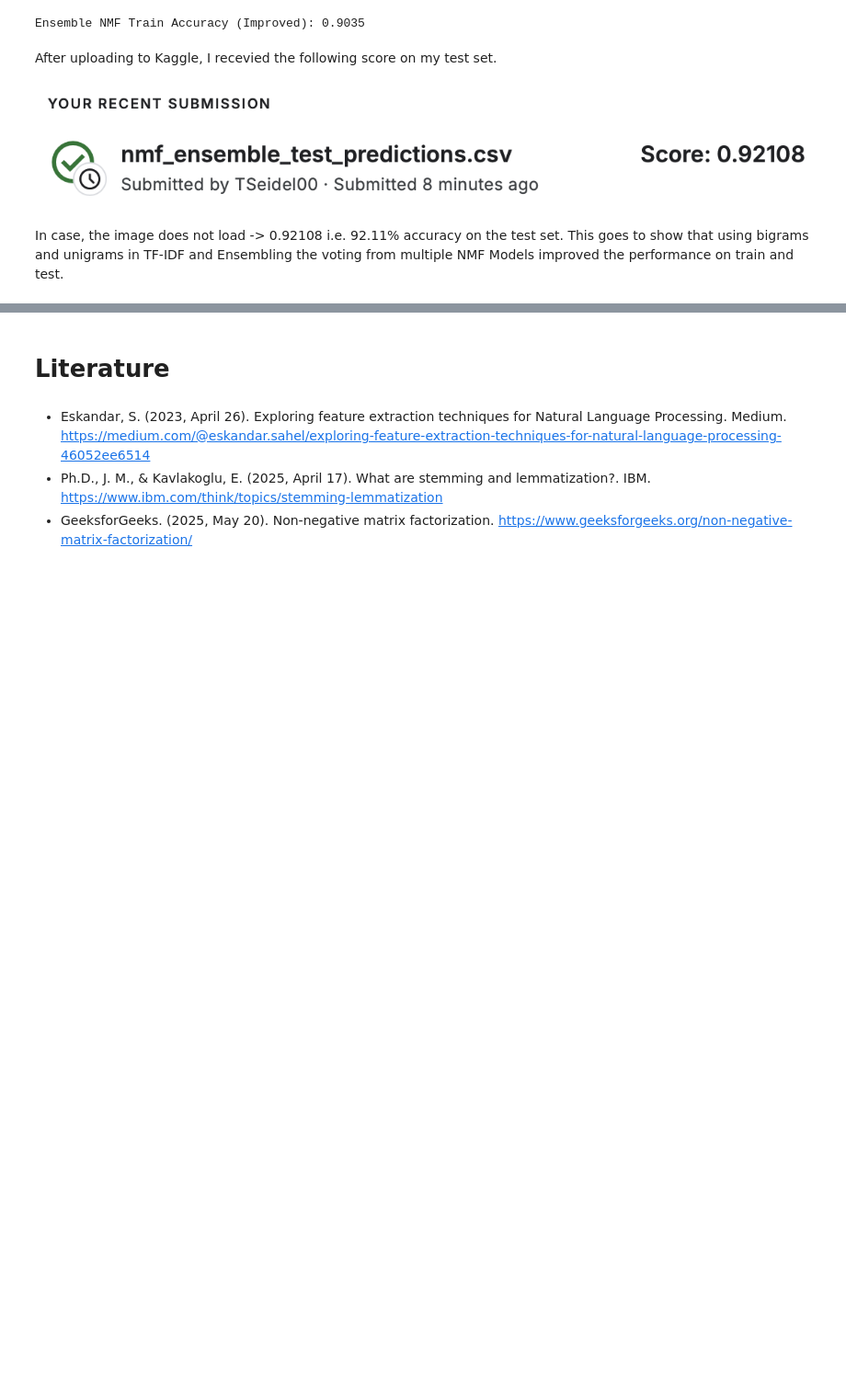
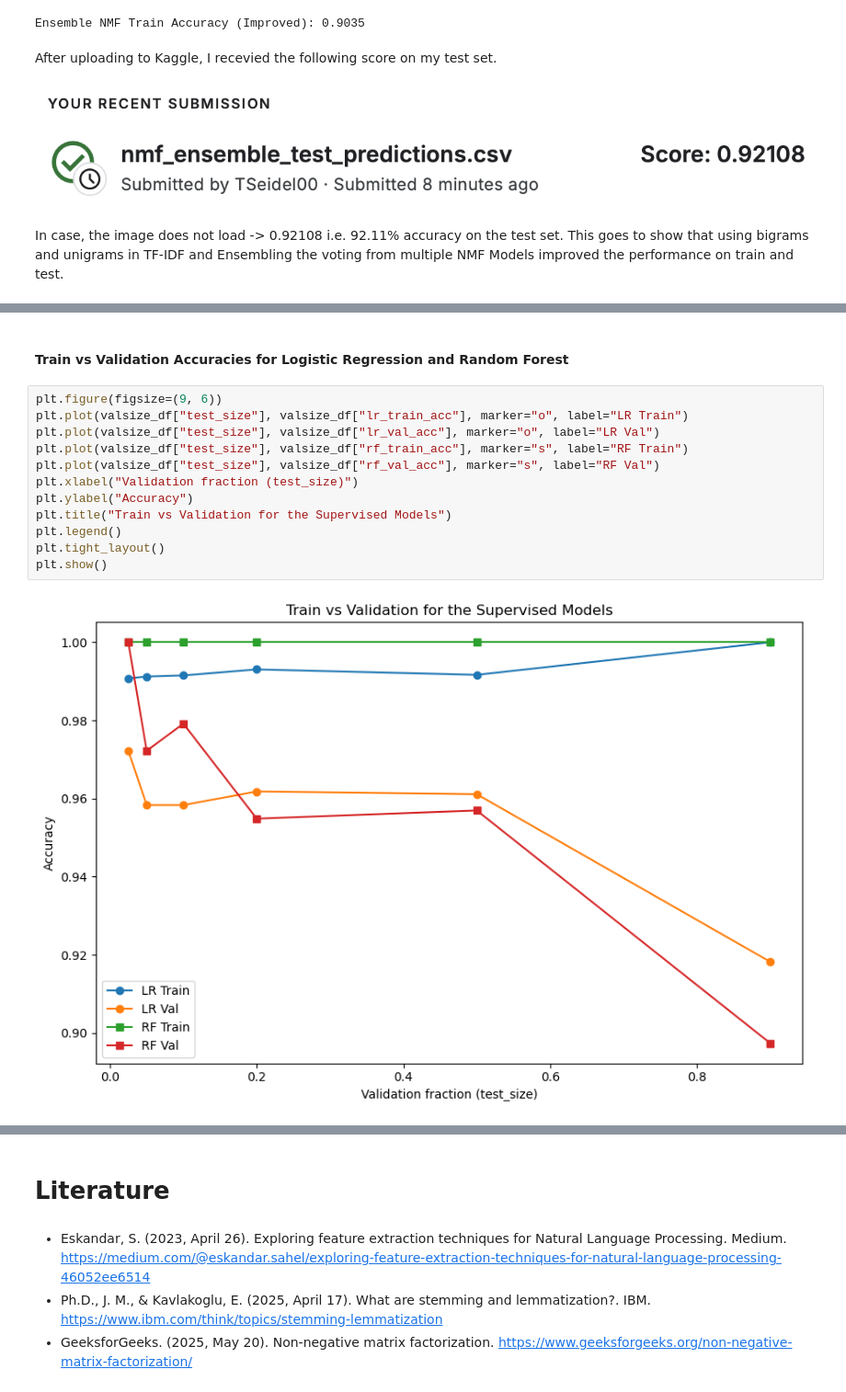
Before and after one commit to tseidel0509/Unsupervised_ML, a Jupyter notebook: BBC_Mini_Project.ipynb, the cells around one changed output, grey strips where cells are left out. Shown at 92% size. Drawn from its saved outputs; the diff is of its cells as text; blank space fills up the shorter version.

```diff
--- a/BBC_Mini_Project.ipynb
+++ b/BBC_Mini_Project.ipynb
@@ -764,0 +793,16 @@ Test Size:
+# %% [markdown]
+#### Train vs Validation Accuracies for Logistic Regression and Random Forest
+# %%
+plt.figure(figsize=(9, 6))
+plt.plot(valsize_df["test_size"], valsize_df["lr_train_acc"], marker="o", label="LR Train")
+plt.plot(valsize_df["test_size"], valsize_df["lr_val_acc"], marker="o", label="LR Val")
+plt.plot(valsize_df["test_size"], valsize_df["rf_train_acc"], marker="s", label="RF Train")
+plt.plot(valsize_df["test_size"], valsize_df["rf_val_acc"], marker="s", label="RF Val")
+plt.xlabel("Validation fraction (test_size)")
+plt.ylabel("Accuracy")
+plt.title("Train vs Validation for the Supervised Models")
+plt.legend()
+plt.tight_layout()
+plt.show()
+# %% [output]
+[figure, added]
```
Also changed, not shown: parts of 13 cells of this notebook, 1 other file.
